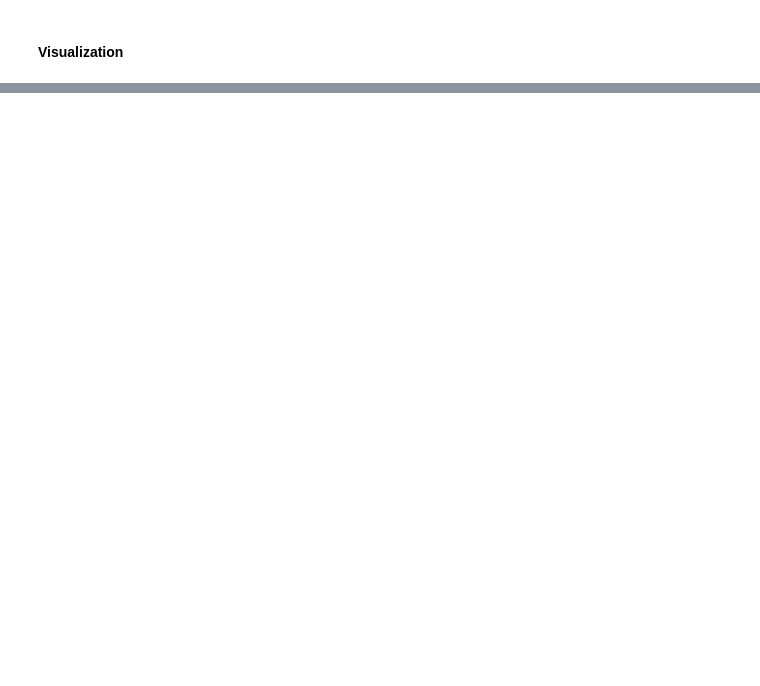
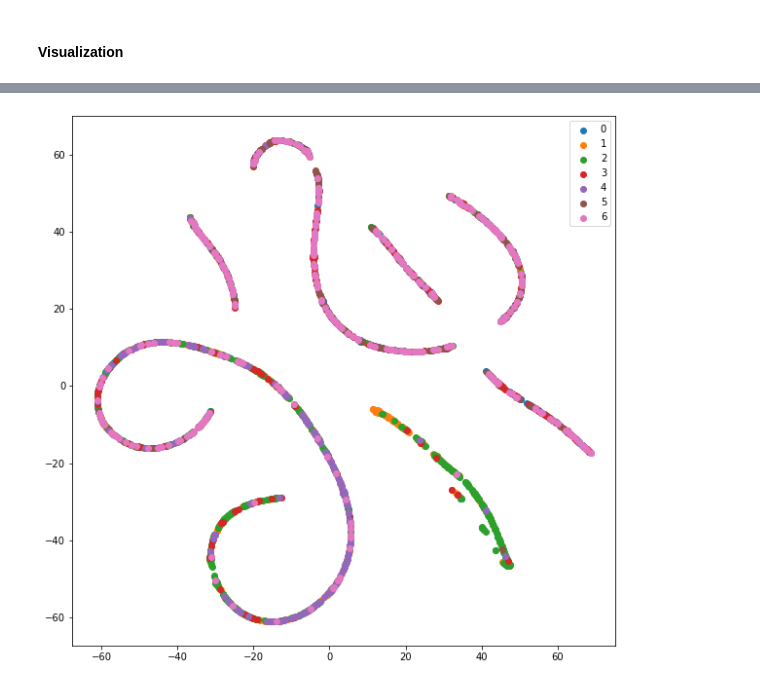
Before and after one commit to comojin1994/GCN, a Jupyter notebook: GCN.ipynb, the cells around one changed output, grey strips where cells are left out. Saved outputs shown, nothing was run; the diff lists cells and outputs as text; code cells hidden in the pictures; blank space fills up the shorter version.

```diff
--- a/GCN.ipynb
+++ b/GCN.ipynb
@@ -691,2 +841,9 @@ plot_tSNE(labels_encoded, x_tsne)
 # %% [markdown]
 #### Visualization
+# %%
+activations = attention_GCN_model.predict([A, X], batch_size=N)
+
+x_tsne = TSNE(n_components=2).fit_transform(activations)
+
+plot_tSNE(labels_encoded, x_tsne)
+# %% [output]
@@ -692,0 +851 @@ plot_tSNE(labels_encoded, x_tsne)
+[figure, added]
```
Also changed, not shown: parts of 14 cells of this notebook.
